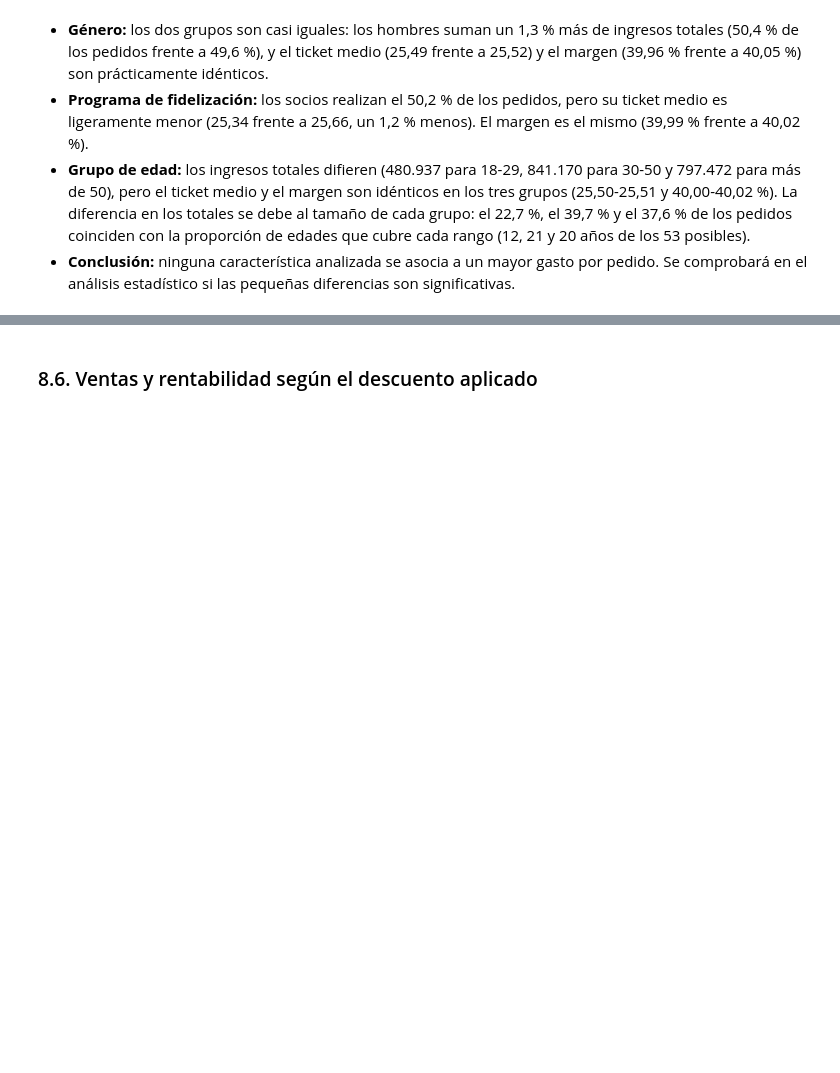
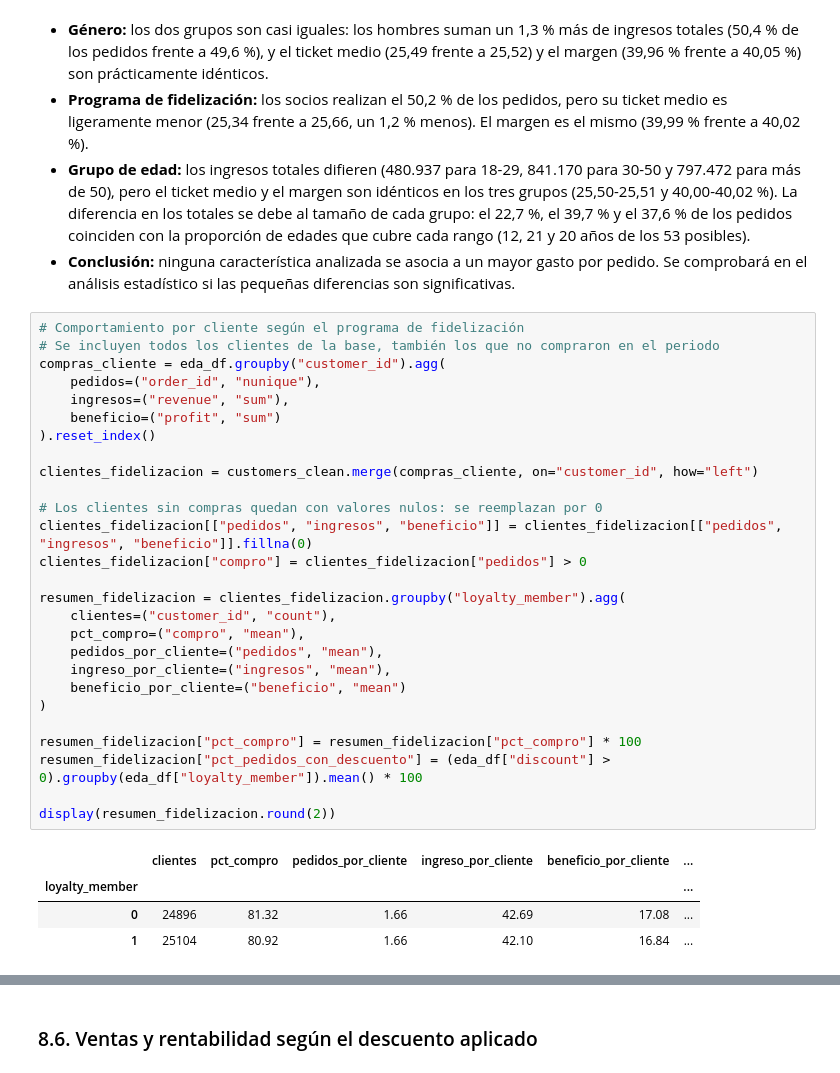
Before and after one commit to SofiaConsoli/Proyecto_Final_Data_and_Analytics, a Jupyter notebook: notebooks/proyecto_final_EDA_python.ipynb, the cells around one changed output, grey strips where cells are left out. Saved outputs shown, nothing was run; the diff lists cells and outputs as text; blank space fills up the shorter version.

```diff
--- a/notebooks/proyecto_final_EDA_python.ipynb
+++ b/notebooks/proyecto_final_EDA_python.ipynb
@@ -861,3 +930,35 @@ KPIs según age_group
 - **Programa de fidelización:** los socios realizan el 50,2 % de los pedidos, pero su ticket medio es ligeramente menor (25,34 frente a 25,66, un 1,2 % menos). El margen es el mismo (39,99 % frente a 40,02 %).
 - **Grupo de edad:** los ingresos totales difieren (480.937 para 18-29, 841.170 para 30-50 y 797.472 para más de 50), pero el ticket medio y el margen son idénticos en los tres grupos (25,50-25,51 y 40,00-40,02 %). La diferencia en los totales se debe al tamaño de cada grupo: el 22,7 %, el 39,7 % y el 37,6 % de los pedidos coinciden con la proporción de edades que cubre cada rango (12, 21 y 20 años de los 53 posibles).
 - **Conclusión:** ninguna característica analizada se asocia a un mayor gasto por pedido. Se comprobará en el análisis estadístico si las pequeñas diferencias son significativas.
+# %%
+# Comportamiento por cliente según el programa de fidelización
+# Se incluyen todos los clientes de la base, también los que no compraron en el periodo
+compras_cliente = eda_df.groupby("customer_id").agg(
+    pedidos=("order_id", "nunique"),
+    ingresos=("revenue", "sum"),
+    beneficio=("profit", "sum")
+).reset_index()
+
+clientes_fidelizacion = customers_clean.merge(compras_cliente, on="customer_id", how="left")
+
+# Los clientes sin compras quedan con valores nulos: se reemplazan por 0
+clientes_fidelizacion[["pedidos", "ingresos", "beneficio"]] = clientes_fidelizacion[["pedidos", "ingresos", "beneficio"]].fillna(0)
+clientes_fidelizacion["compro"] = clientes_fidelizacion["pedidos"] > 0
+
+resumen_fidelizacion = clientes_fidelizacion.groupby("loyalty_member").agg(
+    clientes=("customer_id", "count"),
+    pct_compro=("compro", "mean"),
+    pedidos_por_cliente=("pedidos", "mean"),
+    ingreso_por_cliente=("ingresos", "mean"),
+    beneficio_por_cliente=("beneficio", "mean")
+)
+
+resumen_fidelizacion["pct_compro"] = resumen_fidelizacion["pct_compro"] * 100
+resumen_fidelizacion["pct_pedidos_con_descuento"] = (eda_df["discount"] > 0).groupby(eda_df["loyalty_member"]).mean() * 100
+
+display(resumen_fidelizacion.round(2))
+# %% [output]
+|  | clientes | pct_compro | pedidos_por_cliente | ingreso_por_cliente | beneficio_por_cliente | ... |
+| loyalty_member |  |  |  |  |  | ... |
+| 0 | 24896 | 81.32 | 1.66 | 42.69 | 17.08 | ... |
+| 1 | 25104 | 80.92 | 1.66 | 42.10 | 16.84 | ... |
```
Also changed, not shown: parts of 14 cells of this notebook, 4 other files.
